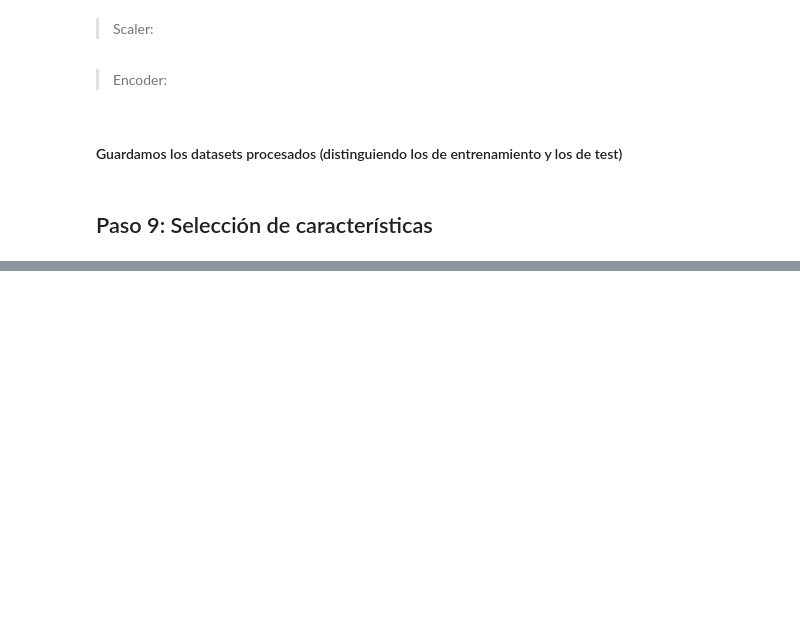
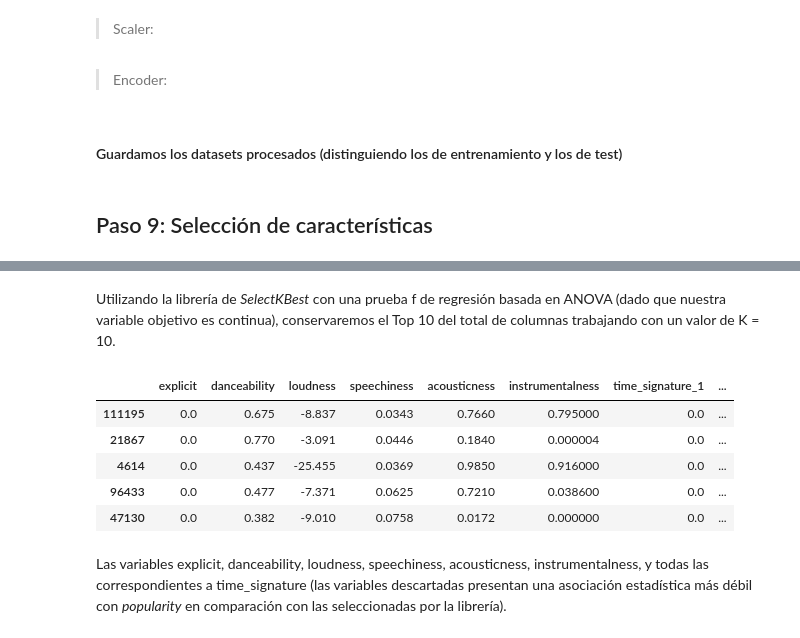
Before and after one commit to ArthurMartinezUcu/Ucu_diploma_python, a Jupyter notebook: notebooks/notebook.ipynb, the cells around one changed output, grey strips where cells are left out. Drawn from its saved outputs; the diff is of its cells as text; code cells hidden in the pictures; blank space fills up the shorter version.

```diff
--- a/notebooks/notebook.ipynb
+++ b/notebooks/notebook.ipynb
@@ -754,0 +785,25 @@ y_test.to_csv("../data/processed/spotify_y_test.csv", index=False)
+# %% [markdown]
+Utilizando la librería de _SelectKBest_ con una prueba f de regresión basada en ANOVA (dado que nuestra variable objetivo es continua), conservaremos el Top 10 del total de columnas trabajando con un valor de K = 10.
+# %%
+selection_model = SelectKBest(f_regression, k=10)
+
+selection_model.fit(X_train, y_train)
+ix = selection_model.get_support()
+
+X_train_sel = pd.DataFrame(selection_model.transform(X_train),
+                           columns=X_train.columns.values[ix],
+                           index=X_train.index)
+X_test_sel = pd.DataFrame(selection_model.transform(X_test),
+                          columns=X_test.columns.values[ix],
+                          index=X_test.index)
+
+X_train_sel.head()
+# %% [output]
+|  | explicit | danceability | loudness | speechiness | acousticness | instrumentalness | time_signature_1 | ... |
+| 111195 | 0.0 | 0.675 | -8.837 | 0.0343 | 0.7660 | 0.795000 | 0.0 | ... |
+| 21867 | 0.0 | 0.770 | -3.091 | 0.0446 | 0.1840 | 0.000004 | 0.0 | ... |
+| 4614 | 0.0 | 0.437 | -25.455 | 0.0369 | 0.9850 | 0.916000 | 0.0 | ... |
+| 96433 | 0.0 | 0.477 | -7.371 | 0.0625 | 0.7210 | 0.038600 | 0.0 | ... |
+| 47130 | 0.0 | 0.382 | -9.010 | 0.0758 | 0.0172 | 0.000000 | 0.0 | ... |
+# %% [markdown]
+Las variables explicit, danceability, loudness, speechiness, acousticness, instrumentalness, y todas las correspondientes a time_signature (las variables descartadas presentan una asociación estadística más débil con _popularity_ en comparación con las seleccionadas por la librería).
```
Also changed, not shown: parts of 8 cells of this notebook, 2 other files.
